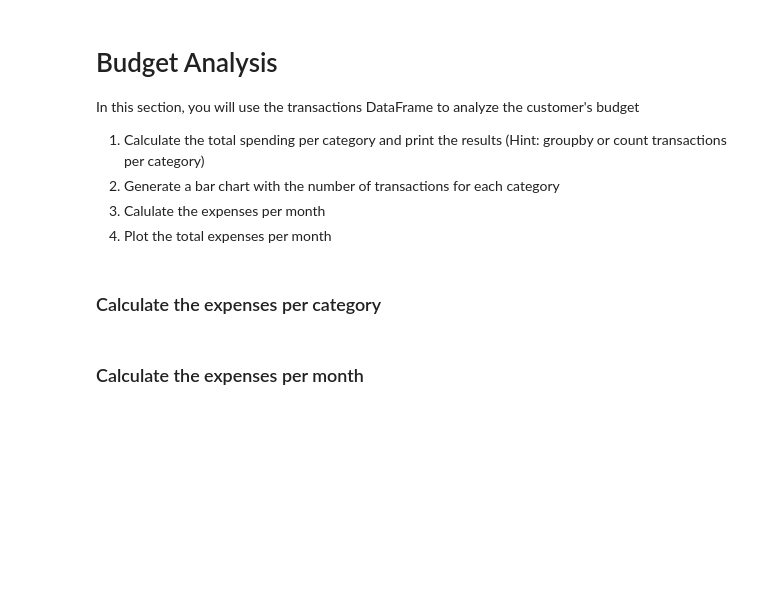
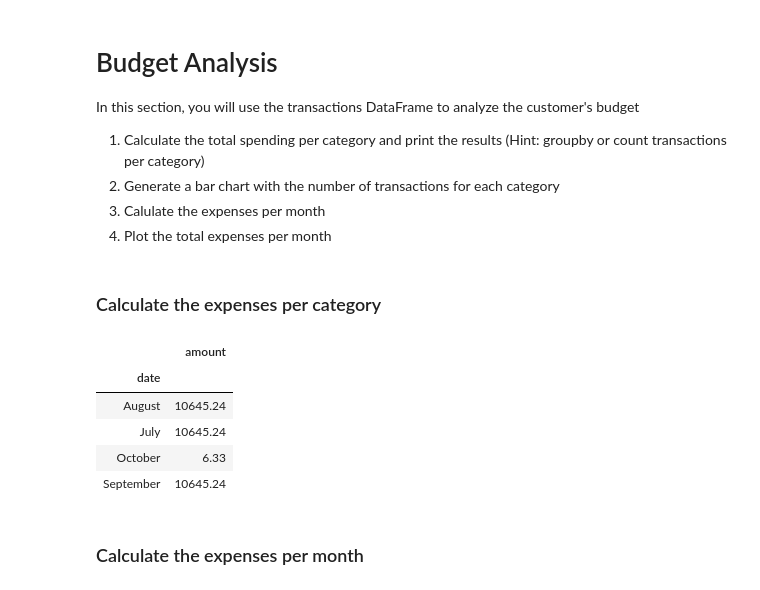
Before and after one commit to gesmith0606/APIs, a Jupyter notebook: account_summary.ipynb, the cells around one changed output. Drawn from its saved outputs; the diff is of its cells as text; code cells hidden in the pictures; blank space fills up the shorter version.

```diff
--- a/account_summary.ipynb
+++ b/account_summary.ipynb
@@ -206,2 +223,11 @@ In this section, you will use the transactions DataFrame to analyze the customer
+# %%
+transaction_new_df.groupby(transaction_new_df['date'].dt.strftime('%B')).sum()
+# %% [output]
+|  | amount |
+| date |  |
+| August | 10645.24 |
+| July | 10645.24 |
+| October | 6.33 |
+| September | 10645.24 |
 # %% [markdown]
 ### Calculate the expenses per month
```
Also changed, not shown: parts of 11 cells of this notebook, 1 other file.
